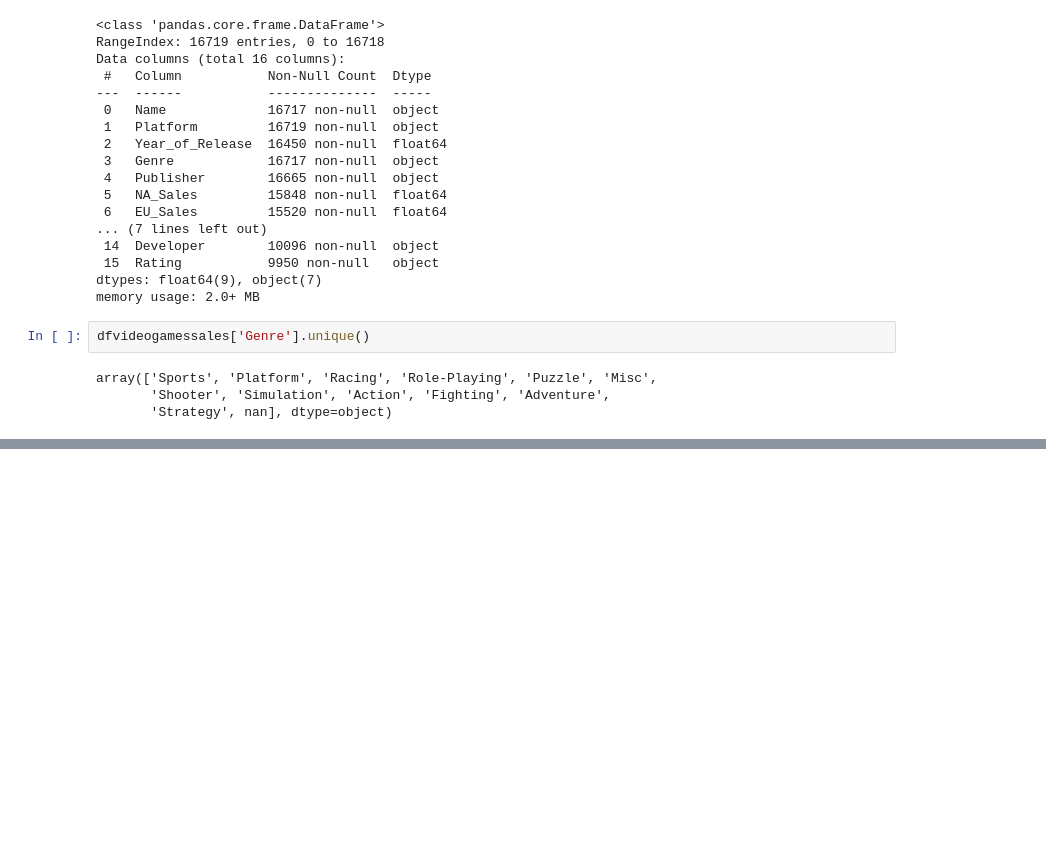
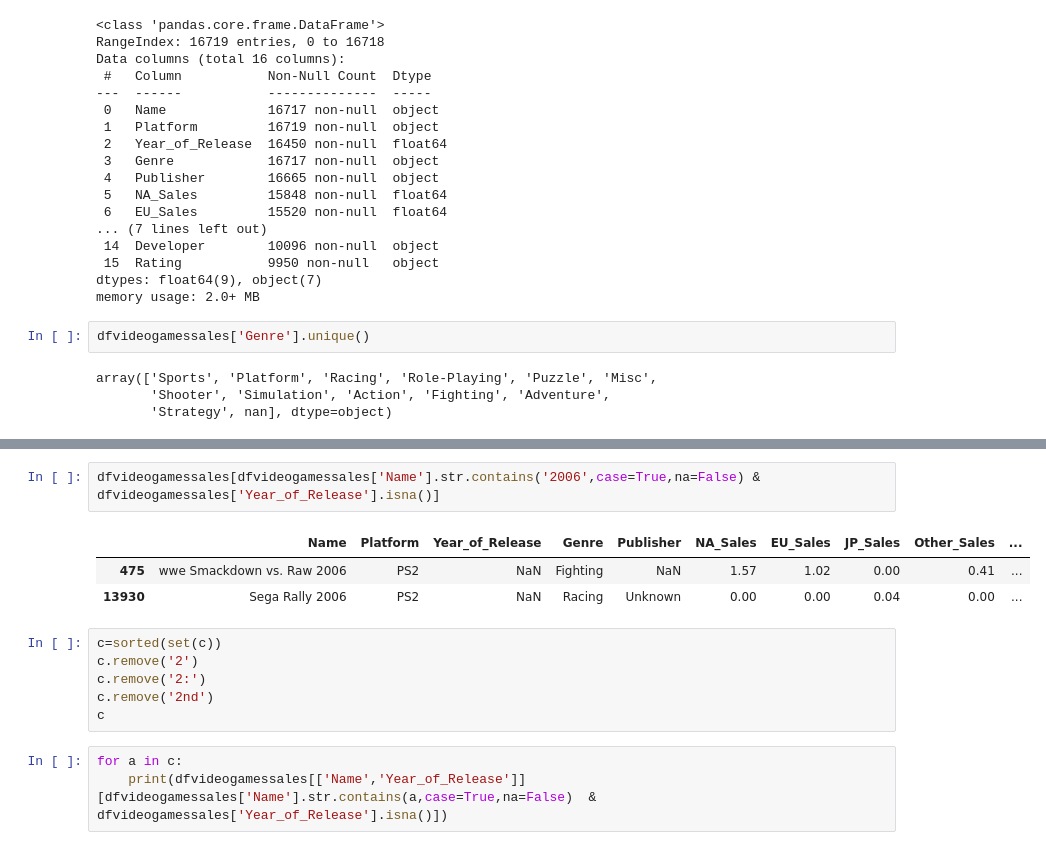
Before and after one commit to JUrielCerecero/analisis-de-datos-de-videojuegos, a Jupyter notebook: etl.ipynb, the cells around one changed output, grey strips where cells are left out. Saved outputs shown, nothing was run; the diff lists cells and outputs as text; blank space fills up the shorter version.

```diff
--- a/etl.ipynb
+++ b/etl.ipynb
@@ -205,0 +252,15 @@ dfvideogamessales
+# %%
+dfvideogamessales[dfvideogamessales['Name'].str.contains('2006',case=True,na=False) & dfvideogamessales['Year_of_Release'].isna()]
+# %% [output]
+|  | Name | Platform | Year_of_Release | Genre | Publisher | NA_Sales | EU_Sales | JP_Sales | Other_Sales | ... |
+| 475 | wwe Smackdown vs. Raw 2006 | PS2 | NaN | Fighting | NaN | 1.57 | 1.02 | 0.00 | 0.41 | ... |
+| 13930 | Sega Rally 2006 | PS2 | NaN | Racing | Unknown | 0.00 | 0.00 | 0.04 | 0.00 | ... |
+# %%
+c=sorted(set(c))
+c.remove('2')
+c.remove('2:')
+c.remove('2nd')
+c
+# %%
+for a in c:
+    print(dfvideogamessales[['Name','Year_of_Release']][dfvideogamessales['Name'].str.contains(a,case=True,na=False)  & dfvideogamessales['Year_of_Release'].isna()])
```
Also changed, not shown: parts of 10 cells of this notebook, 1 other file.
